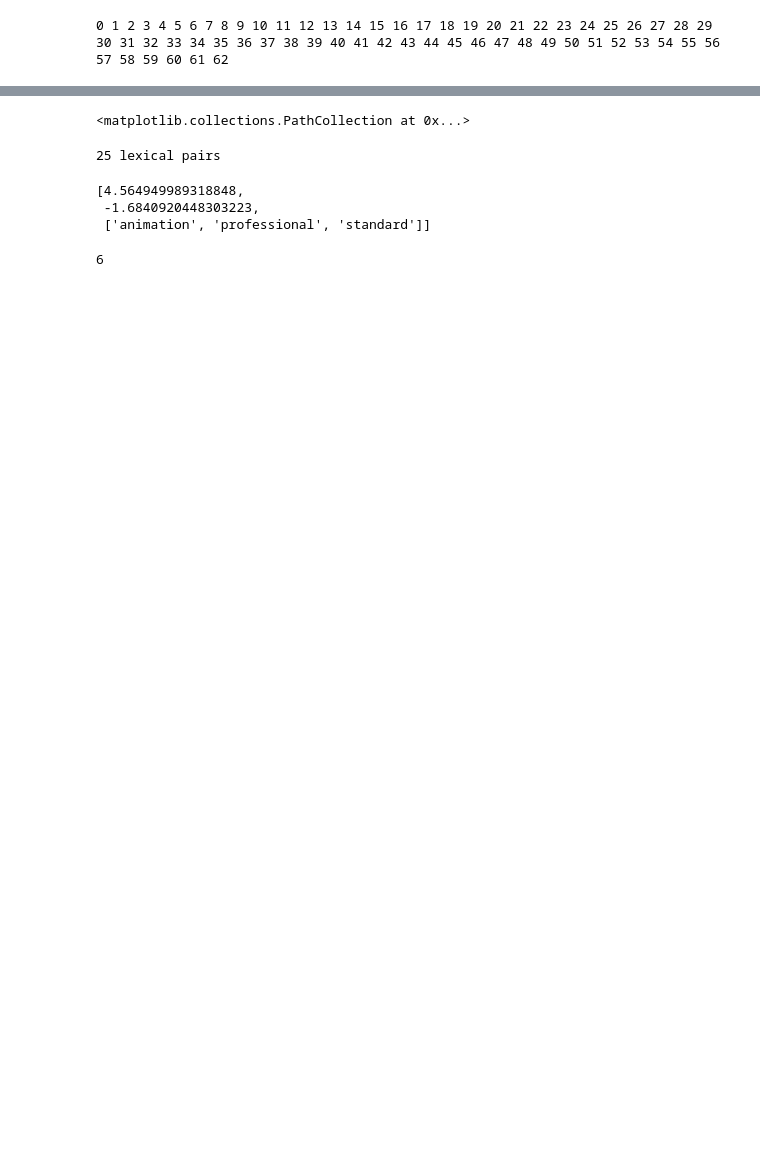
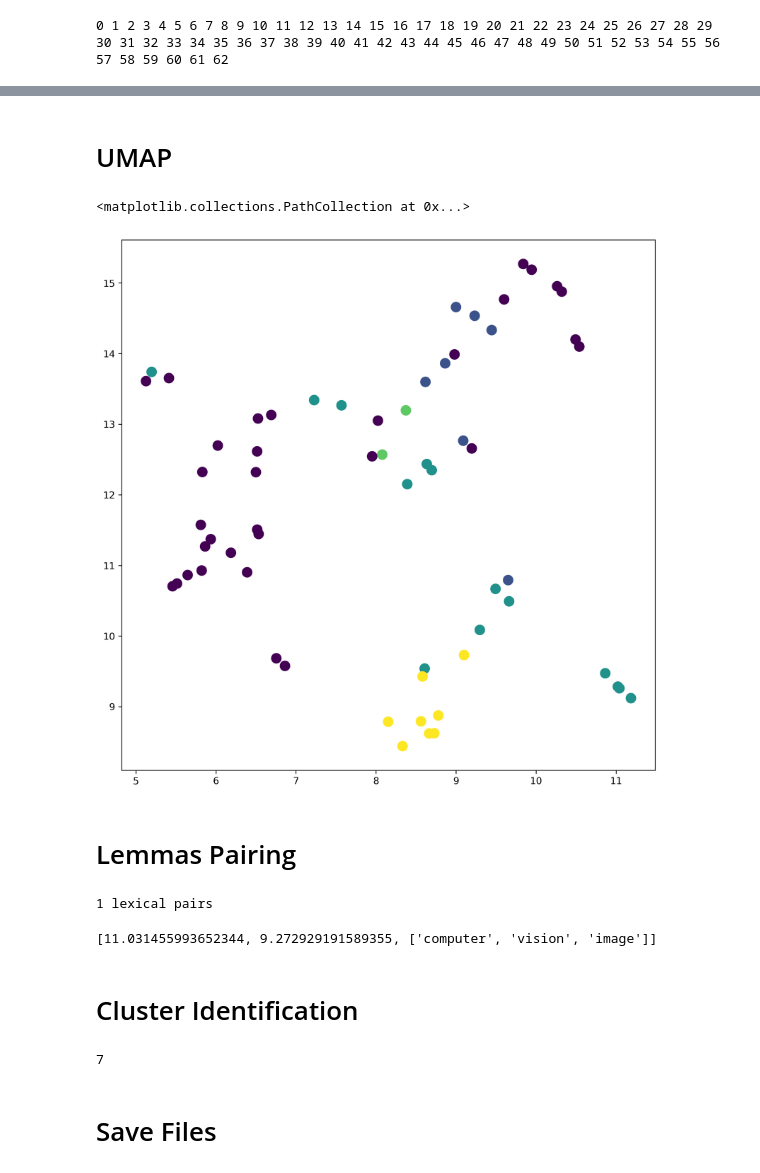
Before and after one commit to rodighiero/Charles-S-Peirce-PAP, a Jupyter notebook: data/analysis.ipynb, the cells around one changed output, grey strips where cells are left out. Saved outputs shown, nothing was run; the diff lists cells and outputs as text; code cells hidden in the pictures; blank space fills up the shorter version.

```diff
--- a/data/analysis.ipynb
+++ b/data/analysis.ipynb
@@ -33,8 +25,10 @@ len(texts)
 # %%
-# Parsing
+import textacy
+import textacy.tm
+import textacy.preprocessing
 
-# en = textacy.load_spacy_lang("en_core_web_sm", disable=("parser",))
-en = textacy.load_spacy_lang("en_core_web_lg", disable=("parser",))
+en = textacy.load_spacy_lang("en_core_web_sm", disable=("parser",))
+# en = textacy.load_spacy_lang("en_core_web_lg", disable=("parser",))
 # en = textacy.load_spacy_lang("en_core_web_trf", disable=("parser",))
 
 docs = []
@@ -50,11 +46,11 @@ for index, text in enumerate(texts):
 # %%
-# Lematization
+from functools import partial
 
 stopwords = {'the'}
 
 lemmas = []
 
-ngs = partial(textacy.extract.ngrams, n=[1], include_pos={'ADJ', 'NOUN'})
+ngs = partial(textacy.extract.ngrams, n=[1], include_pos={'NOUN'})
 # ngs = partial(textacy.extract.ngrams, n=[1, 2], include_pos={'ADJ', 'NOUN'})
 # ngs = partial(textacy.extract.ngrams, n=[1], include_pos={"NOUN"})
 # ents = partial(textacy.extract.entities, include_types={"PERSON", "ORG", "GPE", "LOC"})
@@ -120,22 +116,29 @@ topic 4: database  narrative  new
+# %% [markdown]
+# UMAP
 # %%
-# UMAP
+import umap
+import matplotlib.pyplot as plt
+from pointgrid import align_points_to_grid
 
 # reducer = umap.UMAP(random_state=2, n_components=2, n_neighbors=8, min_dist=0.01, metric='cosine')
-reducer = umap.UMAP(random_state=2, n_components=2, n_neighbors=8, min_dist=0.1, metric='hellinger')
+reducer = umap.UMAP(random_state=2, n_components=2, n_neighbors=3, min_dist=0.1, metric='hellinger')
 
 embedding = reducer.fit_transform(doc_term_matrix)
-embedding = align_points_to_grid(embedding)
+# embedding = align_points_to_grid(embedding)
 
 x = embedding[:, 0]; y = embedding[:, 1]
 
-plt.figure(figsize=(20,20), dpi=300)
+plt.figure(figsize=(10,10), dpi=300)
 plt.scatter(x, y, s=100, c=topics)
 
 # for i, txt in enumerate(authors):
 #     text = plt.annotate(' ' + authors[i], (x[i] + .03, y[i]))
 #     text.set_fontsize(3)
 # %% [output]
 <matplotlib.collections.PathCollection at 0x...>
+[figure, added]
+# %% [markdown]
+# Lemmas Pairing
 # %%
 pairs = []
 
@@ -167,13 +170,11 @@ while len(pairs) == 0:
 print(len(pairs), 'lexical pairs')
 pairs[0]
 # %% [output]
-25 lexical pairs
+1 lexical pairs
-[4.564949989318848,
- -1.6840920448303223,
- ['animation', 'professional', 'standard']]
+[11.031455993652344, 9.272929191589355, ['computer', 'vision', 'image']]
+# %% [markdown]
+# Cluster Identification
 # %%
-# Clustering on embedding
-
 import hdbscan
 
 # clusterer = hdbscan.HDBSCAN(min_cluster_size=4, min_samples=3, cluster_selection_epsilon=.2)
@@ -193,5 +194,7 @@ clusters = [[index for index, cluster in enumerate(clusters) if cluster==value]
 
 len(clusters)
 # %% [output]
-6
+7
+# %% [markdown]
+# Save Files
 # %%
```
Also changed, not shown: parts of 11 cells of this notebook, 12 other files.
